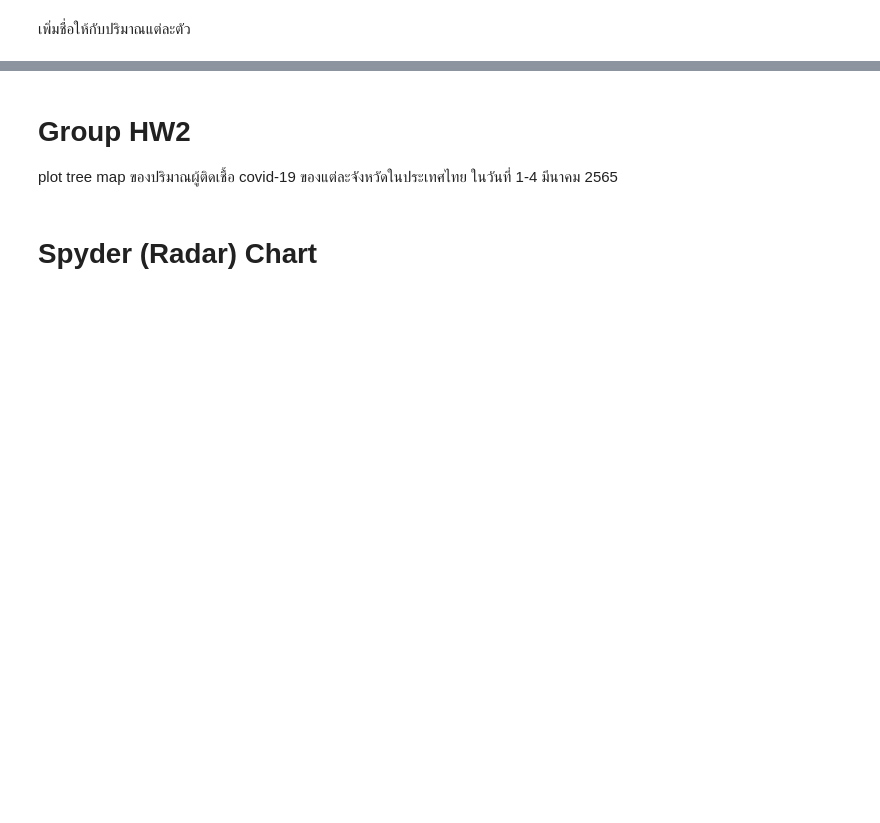
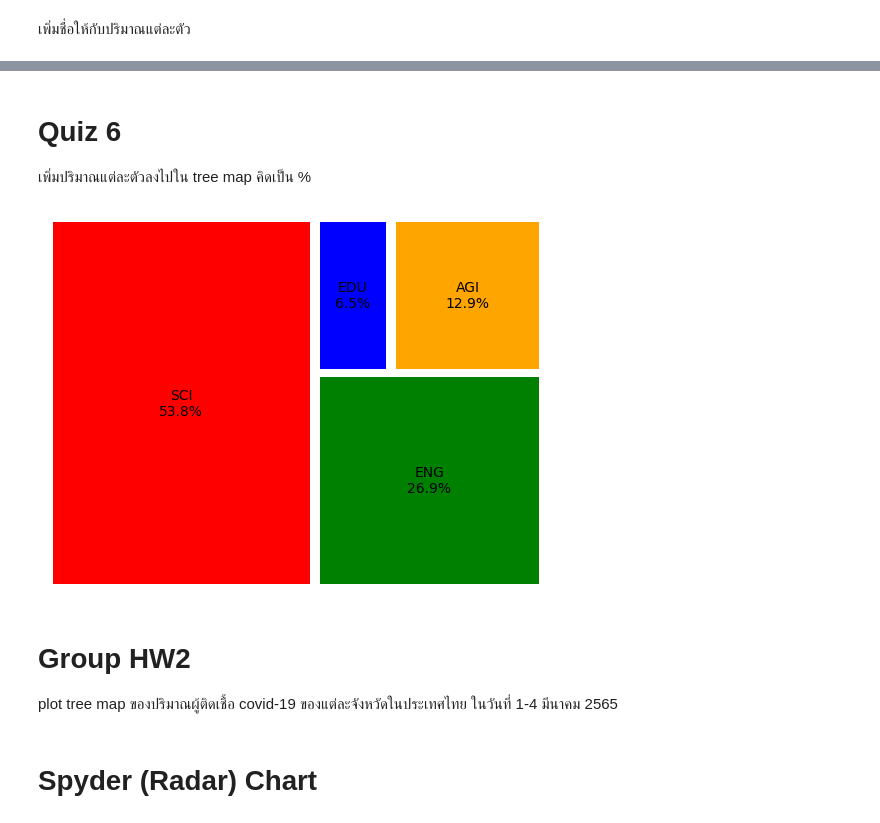
Before and after one commit to NarissaraYo/python_dataviz2023, a Jupyter notebook: DataViz04_Data_Comparison.ipynb, the cells around one changed output, grey strips where cells are left out. Saved outputs shown, nothing was run; the diff lists cells and outputs as text; code cells hidden in the pictures; blank space fills up the shorter version.

Commit message:
Quiz 6

```diff
--- a/DataViz04_Data_Comparison.ipynb
+++ b/DataViz04_Data_Comparison.ipynb
@@ -511,3 +510,25 @@ plt.axis('off')
+# %% [markdown]
+# Quiz 6
+เพิ่มปริมาณแต่ละตัวลงไปใน tree map คิดเป็น %
+# %%
+import squarify
+import matplotlib.pyplot as plt
+
+labels = ['SCI', 'ENG', 'EDU', 'AGI']
+data = [500, 250, 60, 120]
+color = ['red', 'green', 'blue', 'orange']
+
+total = sum(data)
+percentages = [(value / total) * 100 for value in data]
+
+labels_with_percentages = [f'{label}\n{percent:.1f}%' for label, percent in zip(labels, percentages)]
+
+squarify.plot(data, color=color, label=labels_with_percentages, pad=True)
+plt.axis('off')
+
+plt.show()
+# %% [output]
+[figure, added]
 # %% [markdown]
 # Group HW2
 plot tree map ของปริมาณผู้ติดเชื้อ covid-19 ของแต่ละจังหวัดในประเทศไทย ในวันที่ 1-4 มีนาคม 2565
```
Also changed, not shown: parts of 28 cells of this notebook.
